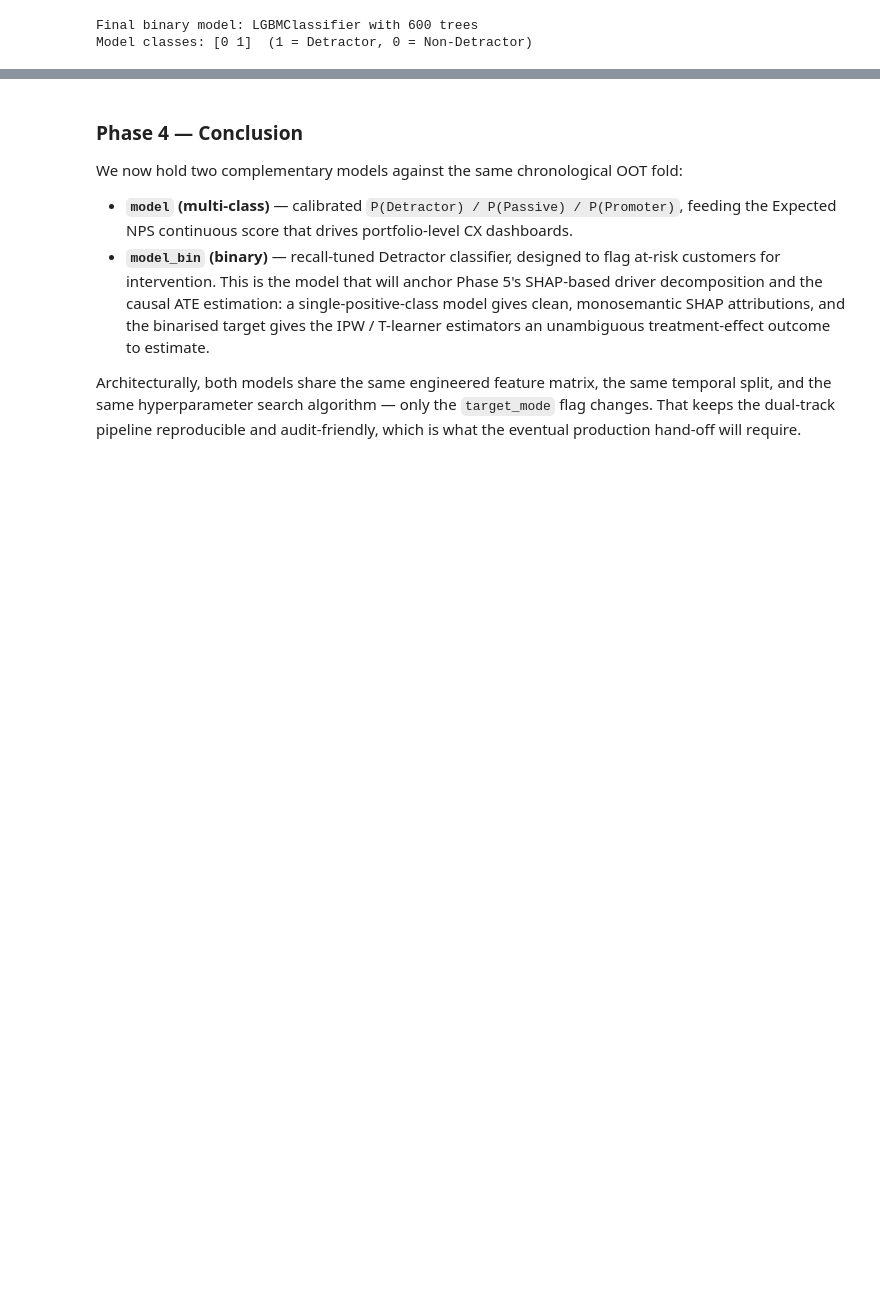
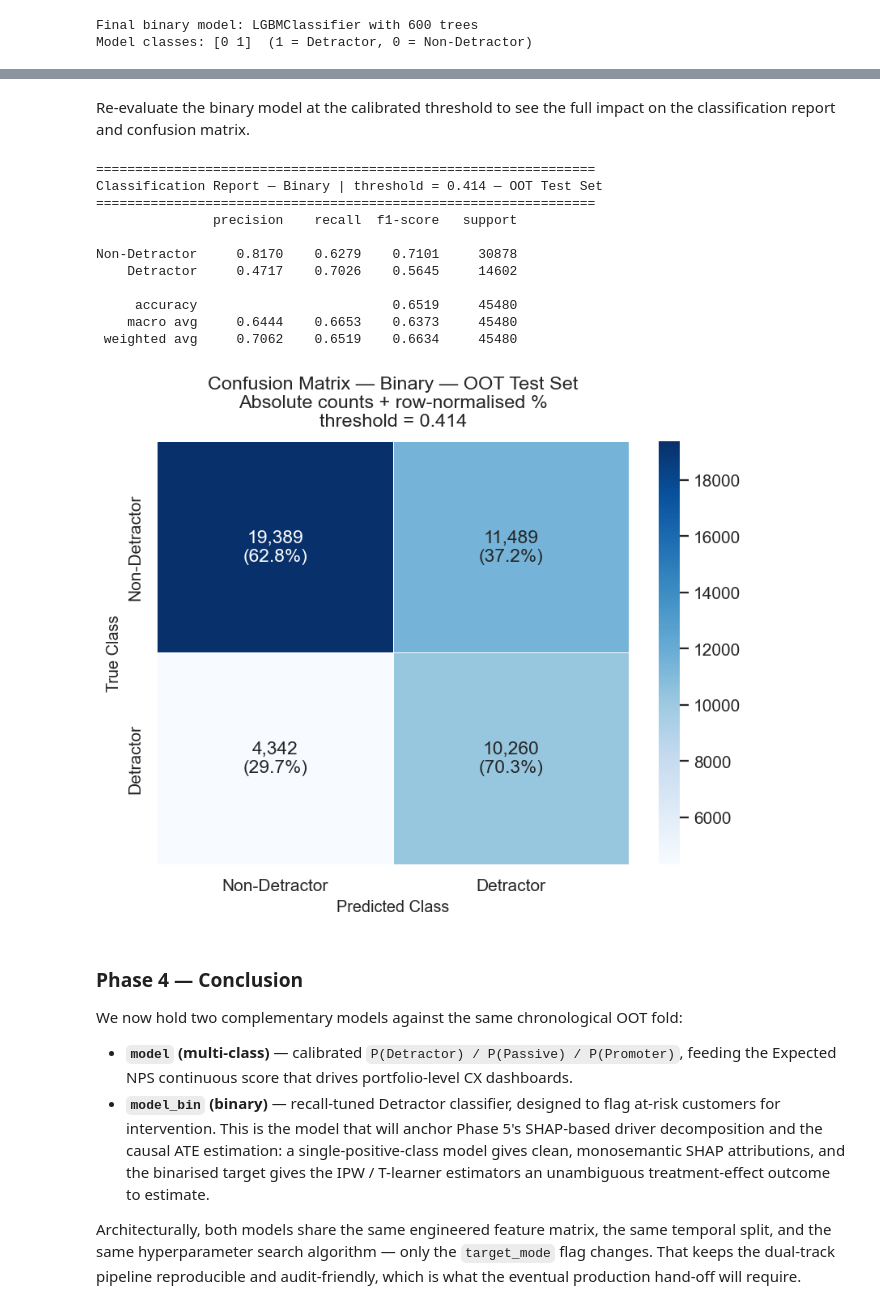
Before and after one commit to med-khalil-jabri/nps-drivers-analytics, a Jupyter notebook: notebooks/01_nps_hybrid_analysis.ipynb, the cells around one changed output, grey strips where cells are left out. Saved outputs shown, nothing was run; the diff lists cells and outputs as text; code cells hidden in the pictures; blank space fills up the shorter version.

```diff
--- a/notebooks/01_nps_hybrid_analysis.ipynb
+++ b/notebooks/01_nps_hybrid_analysis.ipynb
@@ -1444,3 +1456,20 @@ Non-Detractor     0.7934    0.7568    0.7747     30878
+# %% [markdown]
+Re-evaluate the binary model at the calibrated threshold to see the full impact on the classification report and confusion matrix.
+# %%
+evaluate_model(model_bin, X_test_bin, y_test_bin, threshold=optimal_threshold)
+# %% [output]
+================================================================
+Classification Report — Binary | threshold = 0.414 — OOT Test Set
+================================================================
+               precision    recall  f1-score   support
+
+Non-Detractor     0.8170    0.6279    0.7101     30878
+    Detractor     0.4717    0.7026    0.5645     14602
+
+     accuracy                         0.6519     45480
+    macro avg     0.6444    0.6653    0.6373     45480
+ weighted avg     0.7062    0.6519    0.6634     45480
+[figure, added]
 # %% [markdown]
 ### Phase 4 — Conclusion
 
```
Also changed, not shown: parts of 5 cells of this notebook, 1 other file.
